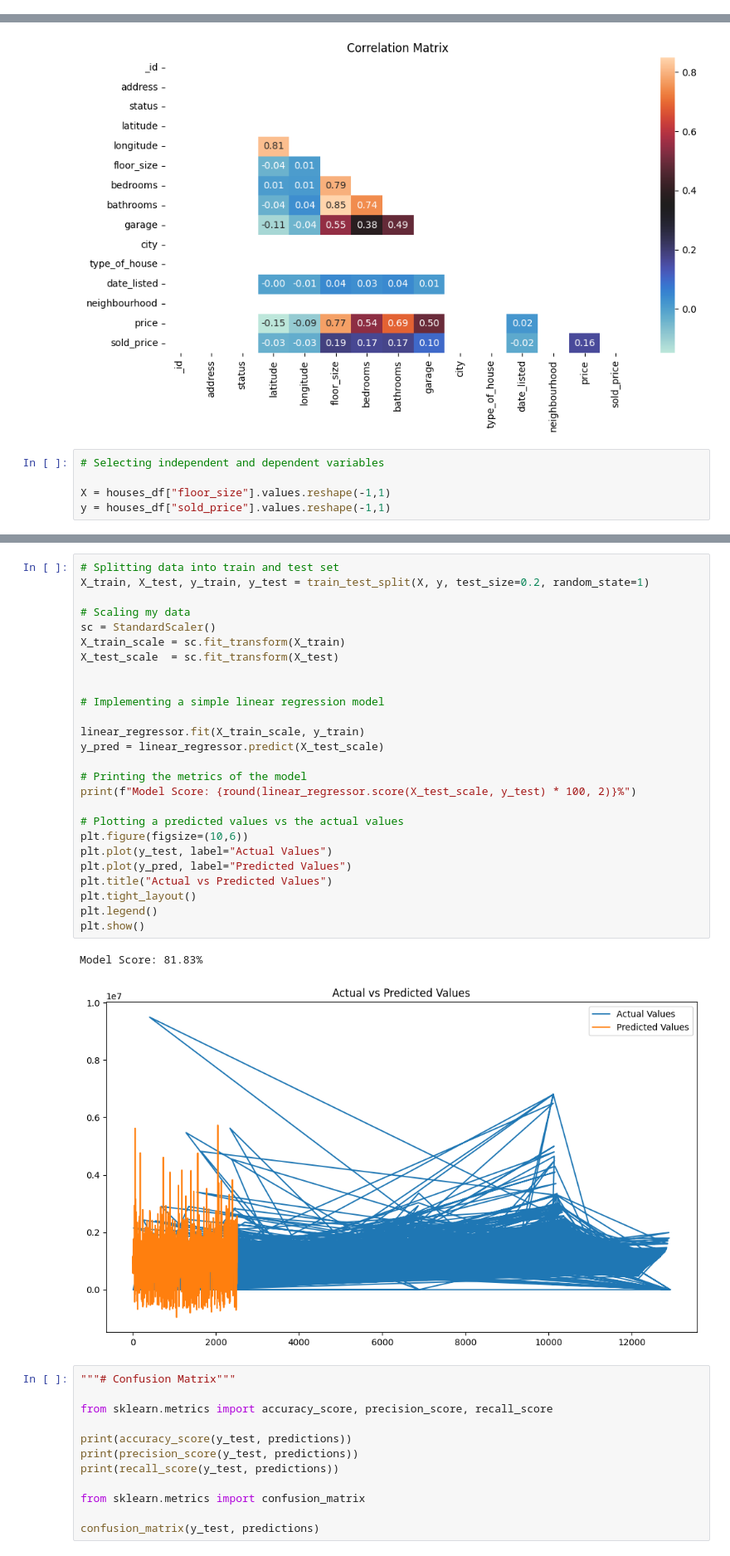
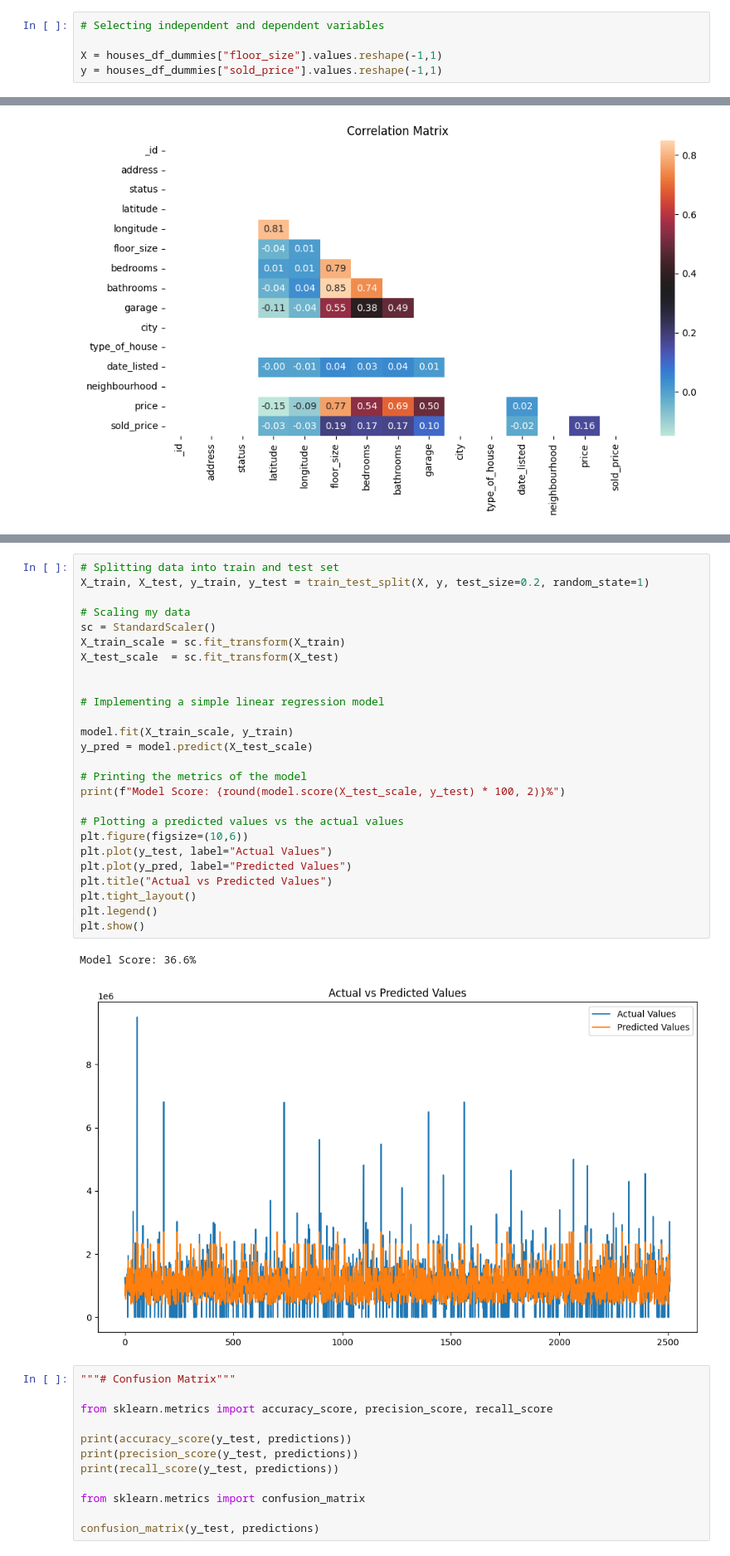
Before and after one commit to MaisieDeGraaf/Housing-Project_Final, a Jupyter notebook: linreg_housing.ipynb, the cells around one changed output, grey strips where cells are left out. Shown at 83% size. Saved outputs shown, nothing was run; the diff lists cells and outputs as text.

```diff
--- a/linreg_housing.ipynb
+++ b/linreg_housing.ipynb
@@ -237 +299,6 @@ X.head()
+# %%
+# Selecting independent and dependent variables
+
+X = houses_df_dummies["floor_size"].values.reshape(-1,1)
+y = houses_df_dummies["sold_price"].values.reshape(-1,1)
 # %%
@@ -568,8 +593,3 @@ plt.tight_layout()
 plt.show()
 # %% [output]
 [figure]
-# %%
-# Selecting independent and dependent variables
-
-X = houses_df["floor_size"].values.reshape(-1,1)
-y = houses_df["sold_price"].values.reshape(-1,1)
@@ -593,32 +596,32 @@ print(sye)
 # %%
 # Splitting data into train and test set
 X_train, X_test, y_train, y_test = train_test_split(X, y, test_size=0.2, random_state=1)
 
 # Scaling my data
 sc = StandardScaler()
 X_train_scale = sc.fit_transform(X_train)
 X_test_scale  = sc.fit_transform(X_test)
 
 
 # Implementing a simple linear regression model
 
-linear_regressor.fit(X_train_scale, y_train)
-y_pred = linear_regressor.predict(X_test_scale)
+model.fit(X_train_scale, y_train)
+y_pred = model.predict(X_test_scale)
 
 # Printing the metrics of the model
-print(f"Model Score: {round(linear_regressor.score(X_test_scale, y_test) * 100, 2)}%")
+print(f"Model Score: {round(model.score(X_test_scale, y_test) * 100, 2)}%")
 
 # Plotting a predicted values vs the actual values
 plt.figure(figsize=(10,6))
 plt.plot(y_test, label="Actual Values")
 plt.plot(y_pred, label="Predicted Values")
 plt.title("Actual vs Predicted Values")
 plt.tight_layout()
 plt.legend()
 plt.show()
 # %% [output]
-Model Score: 81.83%
+Model Score: 36.6%
-[figure, old version]
+[figure, new version]
 # %%
 """# Confusion Matrix"""
 
```
Also changed, not shown: parts of 38 cells of this notebook.
